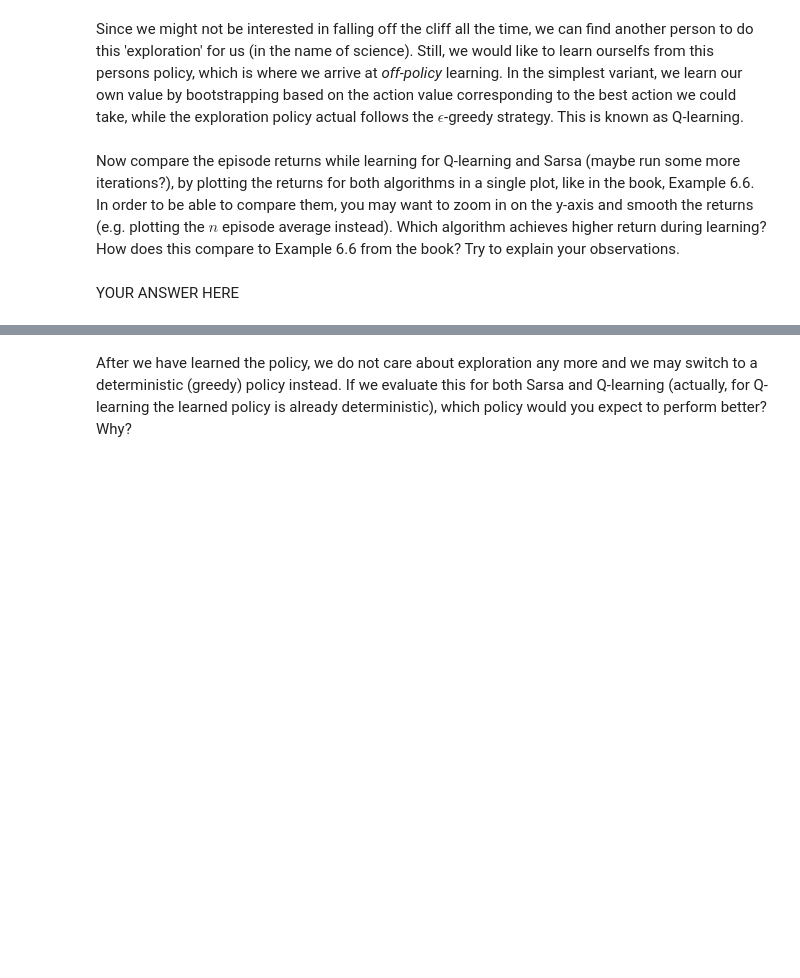
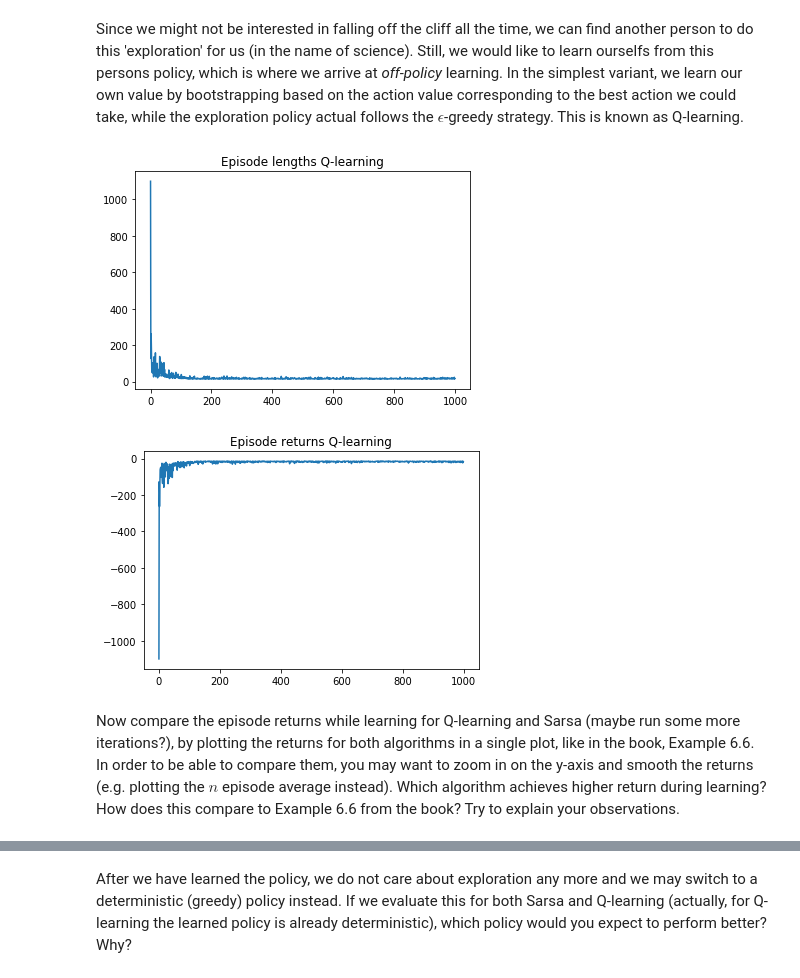
Before and after one commit to kondilidisn/RL, a Jupyter notebook: lab1.ipynb, the cells around one changed output, grey strips where cells are left out. Drawn from its saved outputs; the diff is of its cells as text; code cells hidden in the pictures; blank space fills up the shorter version.

```diff
--- a/lab1.ipynb
+++ b/lab1.ipynb
@@ -878,34 +844,64 @@ def q_learning(env, num_episodes, discount_factor=1.0, alpha=0.5, epsilon=0.1, Q
     # The final action-value function.
     # A nested dictionary that maps state -> (action -> action-value).
     if Q is None:
         Q = defaultdict(lambda: np.zeros(env.action_space.n))
 
     # Keeps track of useful statistics
     stats = []
 
     # The policy we're following
     policy = make_epsilon_greedy_policy(Q, epsilon, env.action_space.n)
 
 
     for i_episode in tqdm(range(num_episodes)):
         i = 0
         R = 0
 
-        # YOUR CODE HERE
-        raise NotImplementedError()
+#         retrieving initial state
+        initial_state = np.argmax(env.isd)
+
+        done = False
+
+#         for every step of the episode
+        while not done:
+
+    #         retrieve action probabilities
+            action_probs = policy(initial_state)
+    #         sample an action
+            action = np.random.choice([0,1,2,3], p=action_probs)
+
+            trans_prob, new_state, r, done = env.P[initial_state][action][0]
+
+            i += 1
+            R += r
+
+#             get values of next state for every action
+            next_action_values = []
+            for a in range(env.action_space.n):
+                next_action_values.append(Q[new_state][a])
+#             get the maximum value of the possible future states
+            max_next_action = np.max(next_action_values)
+
+#             update Q value
+            Q[initial_state][action] += alpha* ( r + discount_factor * max_next_action - Q[initial_state][action])
+#             update state and action according to the step
+            initial_state = new_state
 
         stats.append((i, R))
     episode_lengths, episode_returns = zip(*stats)
     return Q, (episode_lengths, episode_returns)
 
 Q_q_learning, (episode_lengths_q_learning, episode_returns_q_learning) = q_learning(env, 1000)
 
 # We will help you with plotting this time
 plt.plot(episode_lengths_q_learning)
 plt.title('Episode lengths Q-learning')
 plt.show()
 plt.plot(episode_returns_q_learning)
 plt.title('Episode returns Q-learning')
 plt.show()
+# %% [output]
+[figure, added]
+[figure, added]
 # %% [markdown]
 Now compare the episode returns while learning for Q-learning and Sarsa (maybe run some more iterations?), by plotting the returns for both algorithms in a single plot, like in the book, Example 6.6. In order to be able to compare them, you may want to zoom in on the y-axis and smooth the returns (e.g. plotting the $n$ episode average instead). Which algorithm achieves higher return during learning? How does this compare to Example 6.6 from the book? Try to explain your observations.
@@ -915,2 +907,0 @@ raise NotImplementedError()
-# %% [markdown]
-YOUR ANSWER HERE
```
Also changed, not shown: parts of 19 cells of this notebook.
